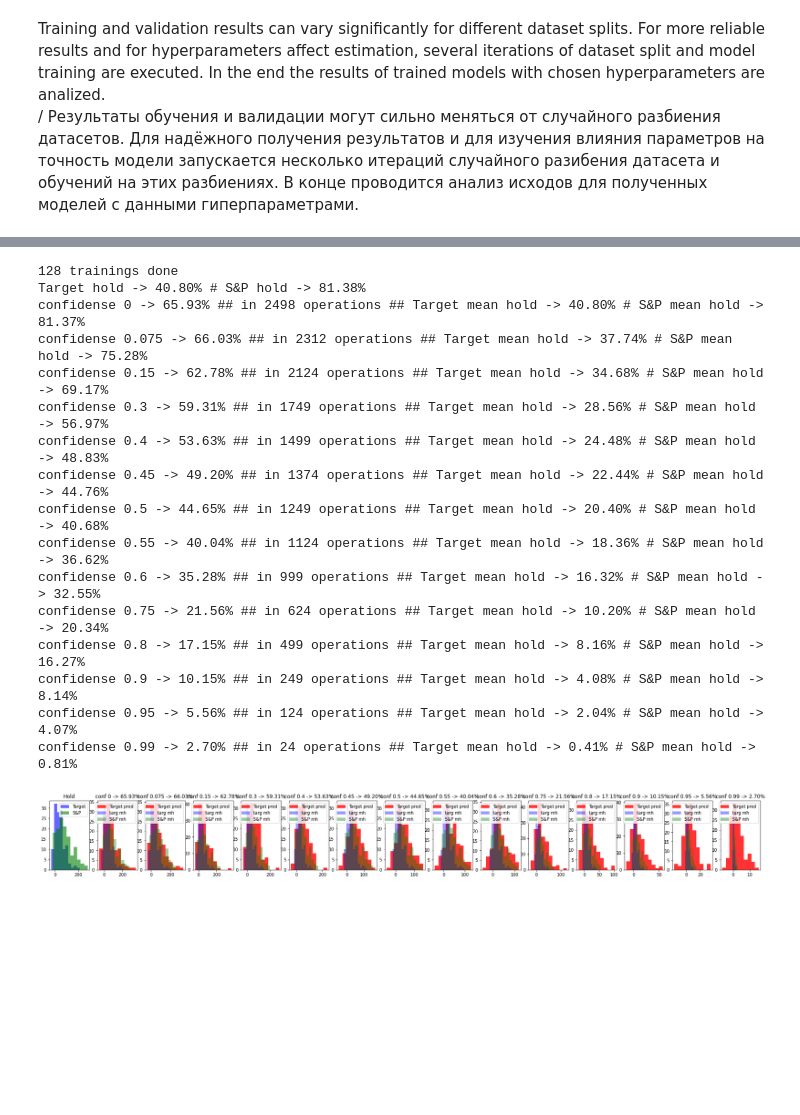
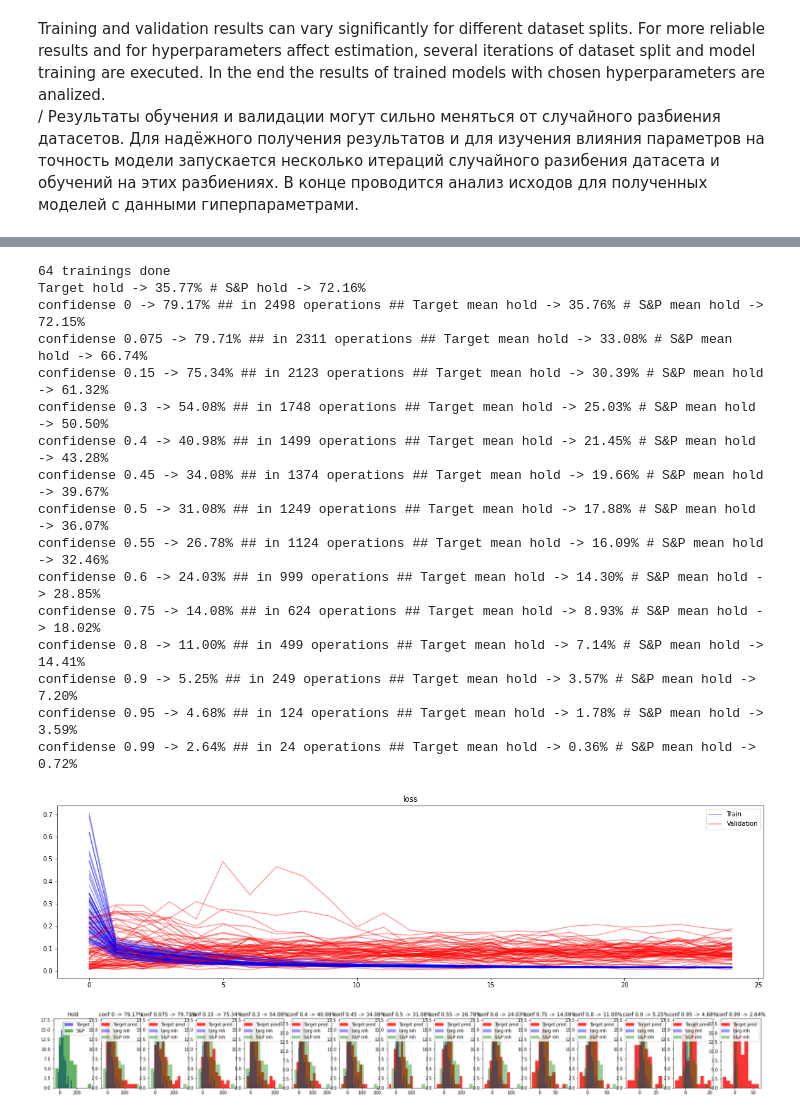
Before and after one commit to igormelekhin/stock_prediction, a Jupyter notebook: stock.ipynb, the cells around one changed output, grey strips where cells are left out. Drawn from its saved outputs; the diff is of its cells as text; code cells hidden in the pictures; blank space fills up the shorter version.

```diff
--- a/stock.ipynb
+++ b/stock.ipynb
@@ -217,11 +250,15 @@ The dataset should be split in such a way, that all the variety of results (y) i
 # %%
 import xgboost as xgb
 
-def trainXGB(trainX,trainY,valX,params):
+def flatten(X,indX):
+  #Make multichannel stock quotes and indicators as flat rows for each X
+  return np.hstack([X.reshape((X.shape[0],X.shape[1]*X.shape[2])),indX])
+
+def trainXGB(trainX,indTrainX,trainY,valX,indValX,params):
     model=xgb.XGBRegressor()
-    model.fit(trainX,trainY)
-    preds=model.predict(valX)
-    return preds
+    model.fit(flatten(trainX,indTrainX),trainY)
+    preds=model.predict(flatten(valX,indValX))
+    return preds,None
 
-preds=trainXGB(trainX,trainY,valX,{})
+preds,hist=trainXGB(trainX,indTrainX,trainY,valX,indValX,{})
 # %% [output]
@@ -385,6 +482,7 @@ confs=[0,0.075,0.15,0.3,0.4,0.45,0.5,0.55,0.6,0.75,0.8,0.90,0.95,0.99] #confiden
 datasetParams={} #parameters for dataset
 datasetParams["TYPE"]="ABS" #value type: "ABS" for normalized prices from -0.5 to 0.5, "CHANGES" for relative change on each day
 datasetParams["TARGET"]="USD" #target stock
+datasetParams["CHUNK_SIZE"]=20 #chunk size in days for dataset random splitting
 datasetParams["FRAMES"]=5 #number of previous days to be used in X for training and prediction of a single y
 datasetParams["USE"]=["USD","S&P","Alum","IMOEX","Petrol","Gold","NatGas","Brent","CNY"] #stocks to be used in training and prediction (defined in "Dataset preparation")
 datasetParams["VAL_SPLIT"]=0.35 #validation dataset part in split
@@ -393,20 +491,24 @@ trainingParams={} #parameters for training
 trainingParams["FUNC"]=trainXGB #main function to be used: trainXGB for XGBoost, trainTF for Tensorflow (defined in "Functions for model training")
 #trainingParams["LOSS"]="mse" #loss function (for Tensorflow)
 
-def runTests(dateData,ITERS,confs,datasetParams,trainingParams):
-    #run several iterations of dataset split, train and estimation
+def runTests(dateData,ITERS,confs,datasetParamsOrig,trainingParamsOrig):
+    #Run several iterations of dataset split, train and estimation
+    #make a copy of parameters to be filled by default values instead of missing
+    dataSetParams,trainingParams=datasetParamsOrig.copy(),trainingParamsOrig.copy()
     confsRes=np.zeros((len(confs),ITERS))
     confsOpsRes=np.zeros((len(confs),ITERS))
     totalValFrames=np.zeros(ITERS)
     refsRes=np.zeros((ITERS,2))
+    hists=[]
     for i in range(ITERS):
         print('Training',i+1,'/',ITERS)
         #get random dataset split
-        trainX,trainY,valX,valY,valRefs,prevValRefs,prevY=prepareRandomDataset(dateData,False,datasetParams)
+        trainX,indTrainX,trainY,valX,indValX,valY,valRefs,prevValRefs,prevY=prepareRandomDataset(dateData,False,datasetParams)
         totalValFrames[i]=len(valY)
         refsRes[i]=estimateHold(valRefs,prevValRefs,datasetParams["TYPE"],datasetParams["TARGET"])
         #train model on this split
-        preds=trainingParams["FUNC"](trainX,trainY,valX,trainingParams)
+        preds,hist=trainingParams["FUNC"](trainX,indTrainX,trainY,valX,indValX,trainingParams)
+        hists.append(hist)
         #estimate and save results
         results=estimateResults(valY,prevY,preds,valRefs,prevValRefs,datasetParams["TYPE"],datasetParams["TARGET"],False,confs)
         for j in range(len(confs)):
@@ -416,6 +518,7 @@ def runTests(dateData,ITERS,confs,datasetParams,trainingParams):
     clear_output()
     #output statistics for global mean buy-and-holds and for confidense levels
     print(ITERS,'trainings done')
+    plotLoss(hists)
     print("Target hold -> {:.2f}%".format(refsRes[:,0].mean()*100.)+" # S&P hold -> {:.2f}%".format(refsRes[:,1].mean()*100.))
     for i in range(len(confsRes)):
         ops=confsOpsRes[i,:].mean()
@@ -461,5 +568,9 @@ confidense 0.99 -> 4.07% ## in 24 operations ## Target mean hold -> 0.43% # S&P
 # %%
+ITERS=64
 trainingParams["FUNC"]=trainTF
 trainingParams["LOSS"]="mse"
+trainingParams["ITERS"]=25
+trainingParams["LAYERS"]=[32]
+trainingParams["MODEL"]=buildDense
 runTests(dateData,ITERS,confs,datasetParams,trainingParams)
 # %% [output]
@@ -482,0 +595,8 @@ confidense 0.99 -> 2.41% ## in 24 operations ## Target mean hold -> 0.38% # S&P
+# %%
+trainingParams["FUNC"]=trainTF
+trainingParams["LOSS"]="mse"
+datasetParams["FRAMES"]=5
+trainingParams["ITERS"]=10
+trainingParams["LAYERS"]=[64]
+trainingParams["MODEL"]=buildDense
+runTests(dateData,ITERS,confs,datasetParams,trainingParams)
@@ -483,23 +622,26 @@ confidense 0.99 -> 2.41% ## in 24 operations ## Target mean hold -> 0.38% # S&P
 # %%
 trainingParams["FUNC"]=trainTF
 trainingParams["LOSS"]="mse"
-trainingParams["LAYERS"]=[256]
+trainingParams["LAYERS"]=[32,32]
+trainingParams["DROPOUT"]=0.3
+trainingParams["MODEL"]=buildDense
 runTests(dateData,ITERS,confs,datasetParams,trainingParams)
 # %% [output]
-128 trainings done
-Target hold -> 40.80% # S&P hold -> 81.38%
-confidense 0 -> 65.93% ## in 2498 operations ## Target mean hold -> 40.80% # S&P mean hold -> 81.37%
-confidense 0.075 -> 66.03% ## in 2312 operations ## Target mean hold -> 37.74% # S&P mean hold -> 75.28%
-confidense 0.15 -> 62.78% ## in 2124 operations ## Target mean hold -> 34.68% # S&P mean hold -> 69.17%
-confidense 0.3 -> 59.31% ## in 1749 operations ## Target mean hold -> 28.56% # S&P mean hold -> 56.97%
-confidense 0.4 -> 53.63% ## in 1499 operations ## Target mean hold -> 24.48% # S&P mean hold -> 48.83%
-confidense 0.45 -> 49.20% ## in 1374 operations ## Target mean hold -> 22.44% # S&P mean hold -> 44.76%
-confidense 0.5 -> 44.65% ## in 1249 operations ## Target mean hold -> 20.40% # S&P mean hold -> 40.68%
-confidense 0.55 -> 40.04% ## in 1124 operations ## Target mean hold -> 18.36% # S&P mean hold -> 36.62%
-confidense 0.6 -> 35.28% ## in 999 operations ## Target mean hold -> 16.32% # S&P mean hold -> 32.55%
-confidense 0.75 -> 21.56% ## in 624 operations ## Target mean hold -> 10.20% # S&P mean hold -> 20.34%
-confidense 0.8 -> 17.15% ## in 499 operations ## Target mean hold -> 8.16% # S&P mean hold -> 16.27%
-confidense 0.9 -> 10.15% ## in 249 operations ## Target mean hold -> 4.08% # S&P mean hold -> 8.14%
-confidense 0.95 -> 5.56% ## in 124 operations ## Target mean hold -> 2.04% # S&P mean hold -> 4.07%
-confidense 0.99 -> 2.70% ## in 24 operations ## Target mean hold -> 0.41% # S&P mean hold -> 0.81%
+64 trainings done
+Target hold -> 35.77% # S&P hold -> 72.16%
+confidense 0 -> 79.17% ## in 2498 operations ## Target mean hold -> 35.76% # S&P mean hold -> 72.15%
+confidense 0.075 -> 79.71% ## in 2311 operations ## Target mean hold -> 33.08% # S&P mean hold -> 66.74%
+confidense 0.15 -> 75.34% ## in 2123 operations ## Target mean hold -> 30.39% # S&P mean hold -> 61.32%
+confidense 0.3 -> 54.08% ## in 1748 operations ## Target mean hold -> 25.03% # S&P mean hold -> 50.50%
+confidense 0.4 -> 40.98% ## in 1499 operations ## Target mean hold -> 21.45% # S&P mean hold -> 43.28%
+confidense 0.45 -> 34.08% ## in 1374 operations ## Target mean hold -> 19.66% # S&P mean hold -> 39.67%
+confidense 0.5 -> 31.08% ## in 1249 operations ## Target mean hold -> 17.88% # S&P mean hold -> 36.07%
+confidense 0.55 -> 26.78% ## in 1124 operations ## Target mean hold -> 16.09% # S&P mean hold -> 32.46%
+confidense 0.6 -> 24.03% ## in 999 operations ## Target mean hold -> 14.30% # S&P mean hold -> 28.85%
+confidense 0.75 -> 14.08% ## in 624 operations ## Target mean hold -> 8.93% # S&P mean hold -> 18.02%
+confidense 0.8 -> 11.00% ## in 499 operations ## Target mean hold -> 7.14% # S&P mean hold -> 14.41%
+confidense 0.9 -> 5.25% ## in 249 operations ## Target mean hold -> 3.57% # S&P mean hold -> 7.20%
+confidense 0.95 -> 4.68% ## in 124 operations ## Target mean hold -> 1.78% # S&P mean hold -> 3.59%
+confidense 0.99 -> 2.64% ## in 24 operations ## Target mean hold -> 0.36% # S&P mean hold -> 0.72%
-[figure, old version]
+[figure, new version]
+[figure, added]
```
Also changed, not shown: parts of 21 cells of this notebook.
